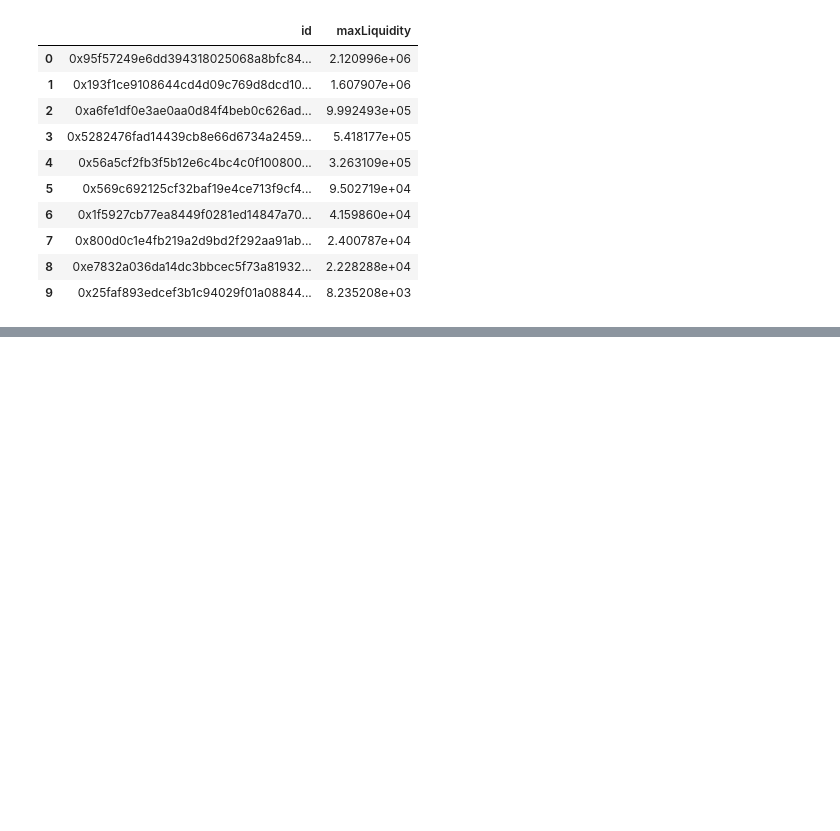
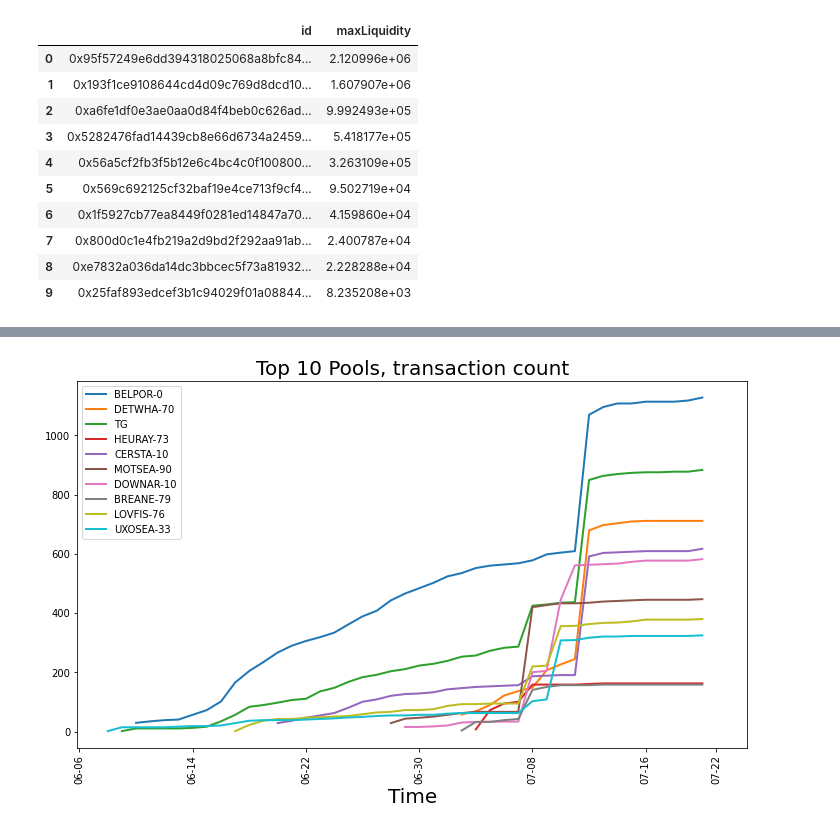
Before and after one commit to trangnv/ocean-marketplace, a Jupyter notebook: queries.ipynb, the cells around one changed output, grey strips where cells are left out. Drawn from its saved outputs; the diff is of its cells as text; code cells hidden in the pictures; blank space fills up the shorter version.

```diff
--- a/queries.ipynb
+++ b/queries.ipynb
@@ -485,0 +554,33 @@ fig.set_size_inches(12, 6.75)
+# %%
+fig, ax = plt.subplots()
+for pool in df_pools_sorted['id'][:10]:
+    df = df_pools.loc[df_pools['id'] == pool]
+    if df['datatoken.name'].unique()[0] is np.nan:
+        datatoken_name = df['datatoken.name'].unique()[1]
+    else:
+        datatoken_name = df['datatoken.name'].unique()[0]
+
+    if df['datatoken.symbol'].unique()[0] is np.nan:
+        datatoken_symbol = df['datatoken.symbol'].unique()[1]
+    else:
+        datatoken_symbol = df['datatoken.symbol'].unique()[0]
+
+    x = pd.to_datetime(df["timestamp"], unit='s').dt.strftime('%m-%d')
+
+    y = df['transactionCount'].astype(float)
+    plt.plot(x, y, label = f'{datatoken_symbol}', linewidth=2)
+
+plt.xlabel("Time", fontsize=20)
+# plt.ylabel("$OCEAN", fontsize=20)
+plt.title(f"Top 10 Pools, transaction count", fontsize=20)
+plt.xticks(rotation=30)
+plt.legend(fontsize=10)
+
+ax.tick_params(axis='x',rotation=90)
+
+ax.set_xticks(x[0::8])
+
+fig = matplotlib.pyplot.gcf()
+fig.set_size_inches(12, 6.75)
+# %% [output]
+[figure, added]
```
Also changed, not shown: parts of 28 cells of this notebook, 4 other files.
